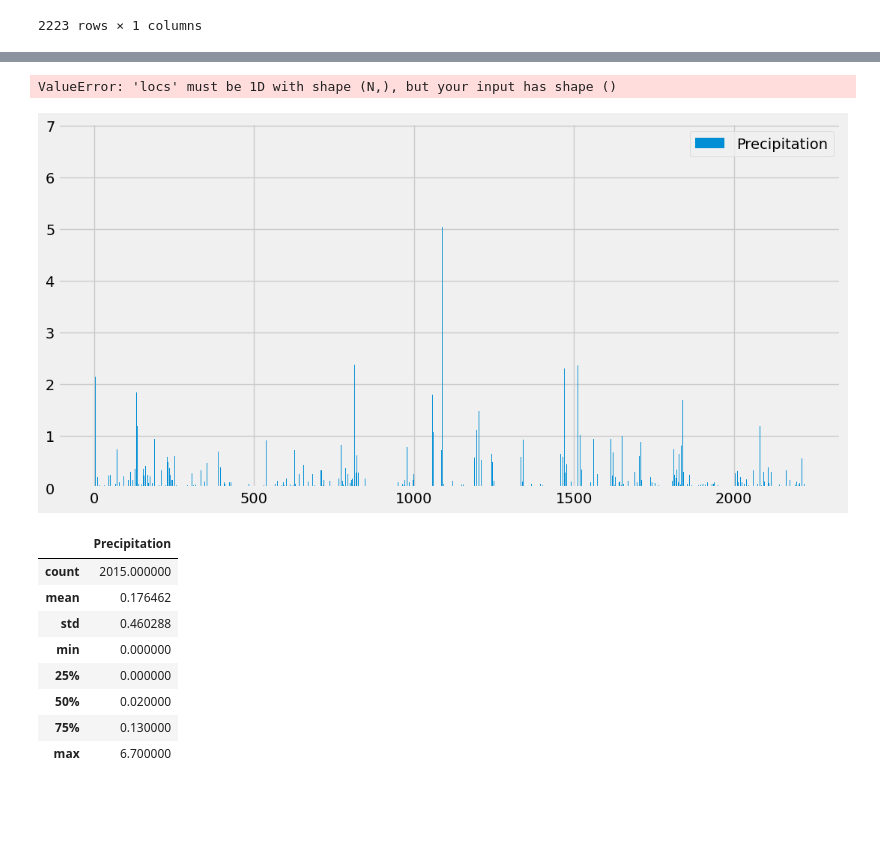
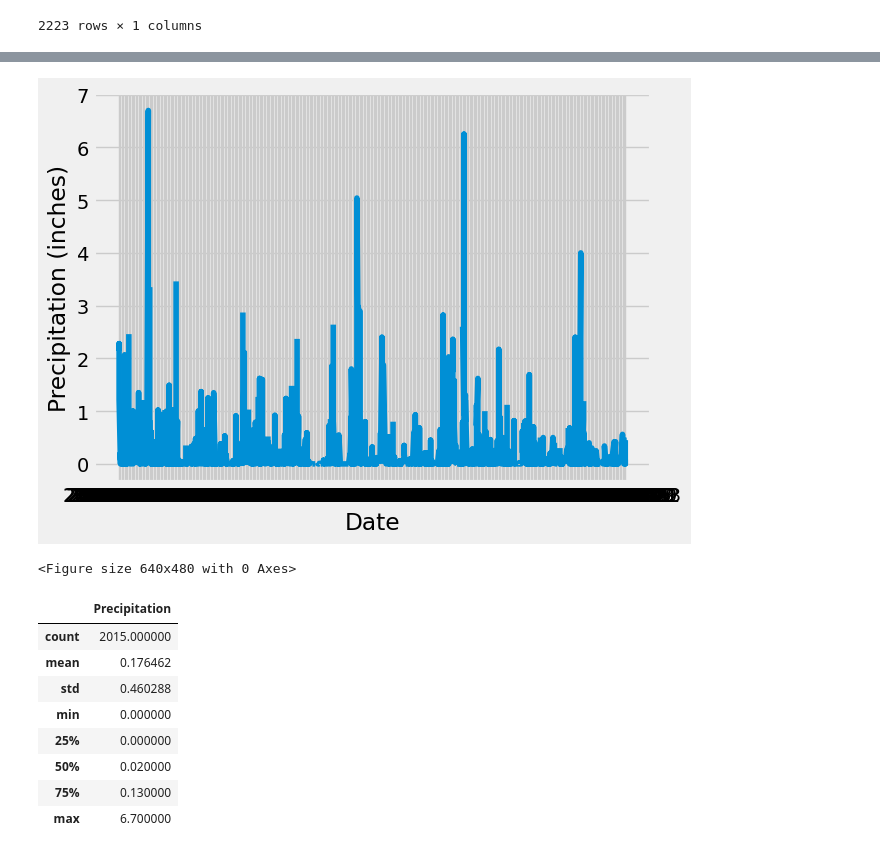
Before and after one commit to ECPrice1/sqlalchemy-challenge, a Jupyter notebook: SurfsUp/climate.ipynb, the cells around one changed output, grey strips where cells are left out. Saved outputs shown, nothing was run; the diff lists cells and outputs as text; code cells hidden in the pictures; blank space fills up the shorter version.

```diff
--- a/SurfsUp/climate.ipynb
+++ b/SurfsUp/climate.ipynb
@@ -91,9 +50,9 @@ most_recent
 # %%
 # Design a query to retrieve the last 12 months of precipitation data and plot the results.
 # Starting from the most recent data point in the database.
-
+date = dt.date(2017, 8, 23)
 # Calculate the date one year from the last date in data set.
-query_date = dt.date(2017, 8, 23) - dt.timedelta(days=365)
+query_date = date - dt.timedelta(days=365)
 #print("Query Date: ", query_date)
 
 # Perform a query to retrieve the data and precipitation scores
@@ -131,14 +106,18 @@ prcp_df_final
 # %%
 # Use Pandas Plotting with Matplotlib to plot the data
-prcp_plot = prcp_df_final.plot(kind="bar", figsize=(12,6), xlabel="Date", ylabel="Inches", xticks=5)
-#facecolor="blue", width=.75, xticks=([1, 2, 3, 4, 5])
+
+plt.plot(prcp_df_final['Precipitation'])
+
+plt.xlabel('Date')
+plt.ylabel('Precipitation (inches)')
+
+plt.xticks = ([1, 2, 3, 4, 5], ['2016-08-24', '2016-11-24', '2017-02-24', '2017-05-24', '2017-08-23'])
 
 plt.show()
 plt.tight_layout()
-#plt.xticks = (['2016-08-24', '2016-11-23', '2017-2-23', '2017-5-23', '2017-08-23'])
 # %% [output]
+[figure, new version]
-ValueError: 'locs' must be 1D with shape (N,), but your input has shape ()
+<Figure size 640x480 with 0 Axes>
-[figure, old version]
 # %%
 # Use Pandas to calculate the summary statistics for the precipitation data
 summary_stats = pd.DataFrame(prcp_df_sorted["Precipitation"].describe())
```
Also changed, not shown: parts of 9 cells of this notebook, 1 other file.
